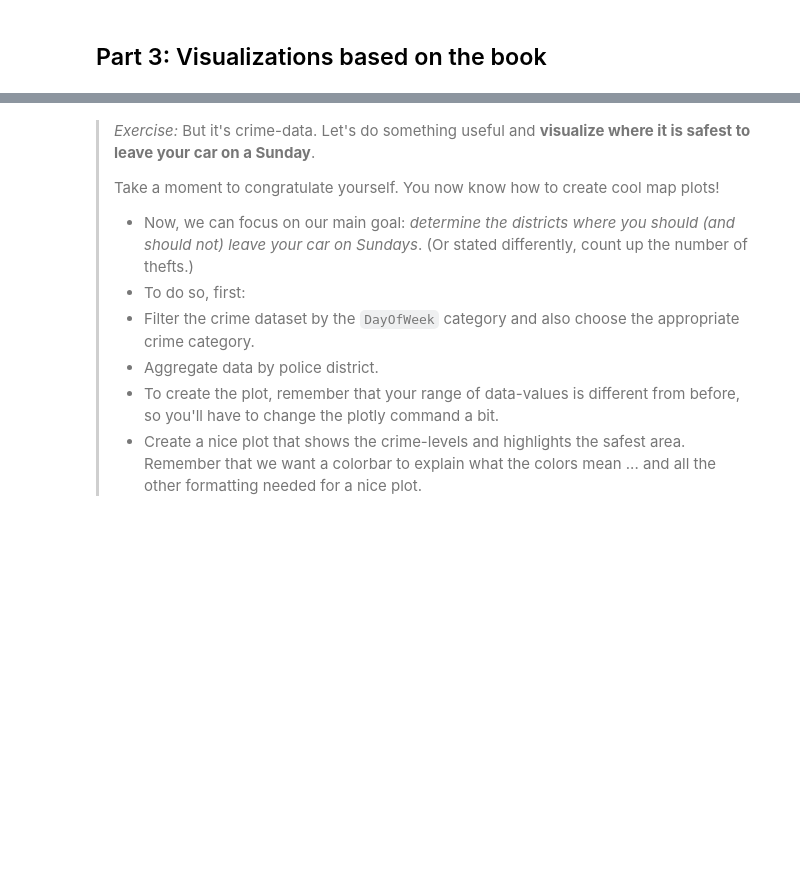
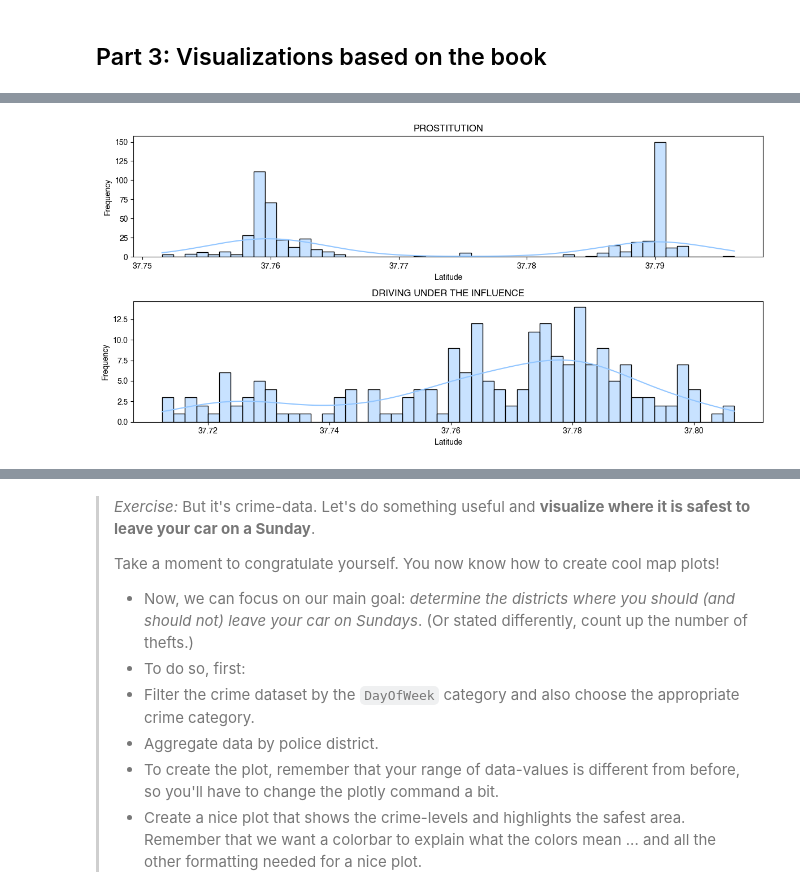
Before and after one commit to rakulmaria/socialdata2025, a Jupyter notebook: lectures/Week3.ipynb, the cells around one changed output, grey strips where cells are left out. Saved outputs shown, nothing was run; the diff lists cells and outputs as text; code cells hidden in the pictures; blank space fills up the shorter version.

```diff
--- a/lectures/Week3.ipynb
+++ b/lectures/Week3.ipynb
@@ -93,0 +131,26 @@ For the "Exercise Part 1" and the part below, I want you to eliminate uses of LL
+# %%
+
+
+# Richmond - drug/narcotic
+# Mission - prostitution
+# we want Y
+crimes = ["PROSTITUTION", "DRIVING UNDER THE INFLUENCE"]
+df_twocrimes = df_crimes[df_crimes["Category"].isin(crimes)]
+date_range = pd.Series(pd.date_range("2011-03-01", "2011-07-31"))
+
+df_filtered = df_twocrimes[df_twocrimes["Date"].isin(date_range)]
+
+# Create histogram with 50 bins
+fig, ax = plt.subplots(2, 1, figsize=(12, 6))
+
+for i, crime in enumerate(crimes):
+    df_crime = df_filtered[df_filtered["Category"] == crime]
+    sns.histplot(df_crime['Y'], bins=50, ax=ax[i], kde=True)
+    ax[i].set_title(f'{crime}')
+    ax[i].set_xlabel('Latitude')
+    ax[i].set_ylabel('Frequency')
+
+plt.tight_layout()
+plt.show()
+# %% [output]
+[figure, added]
```
Also changed, not shown: parts of 7 cells of this notebook, 2 other files.
